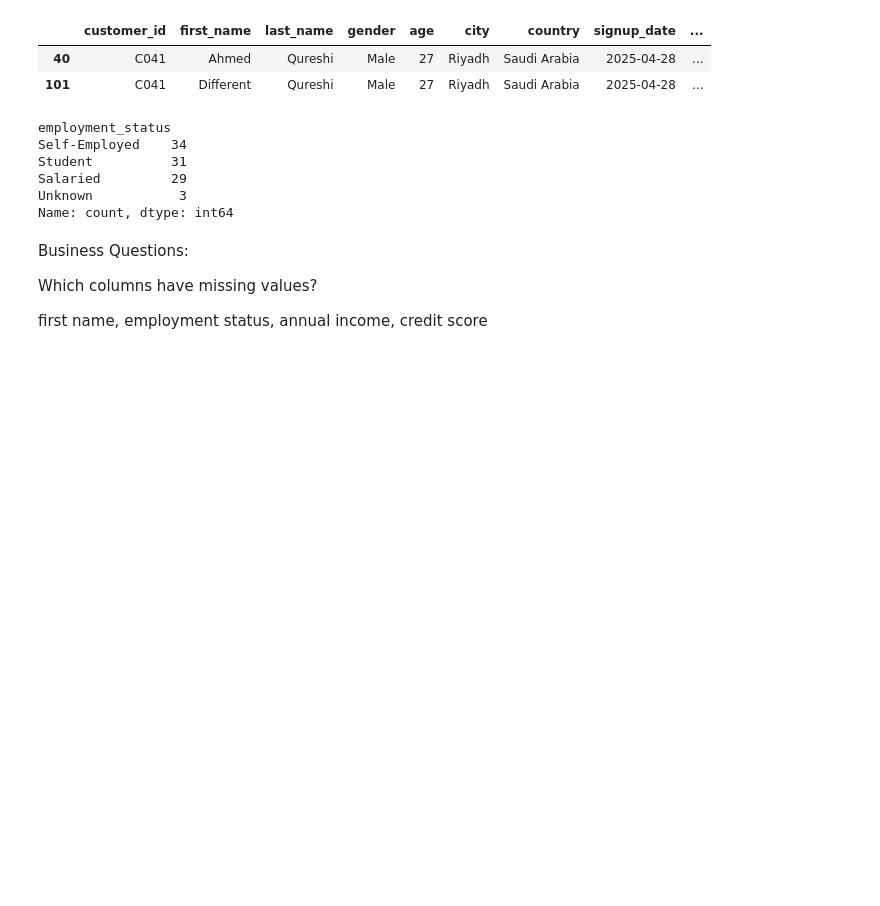
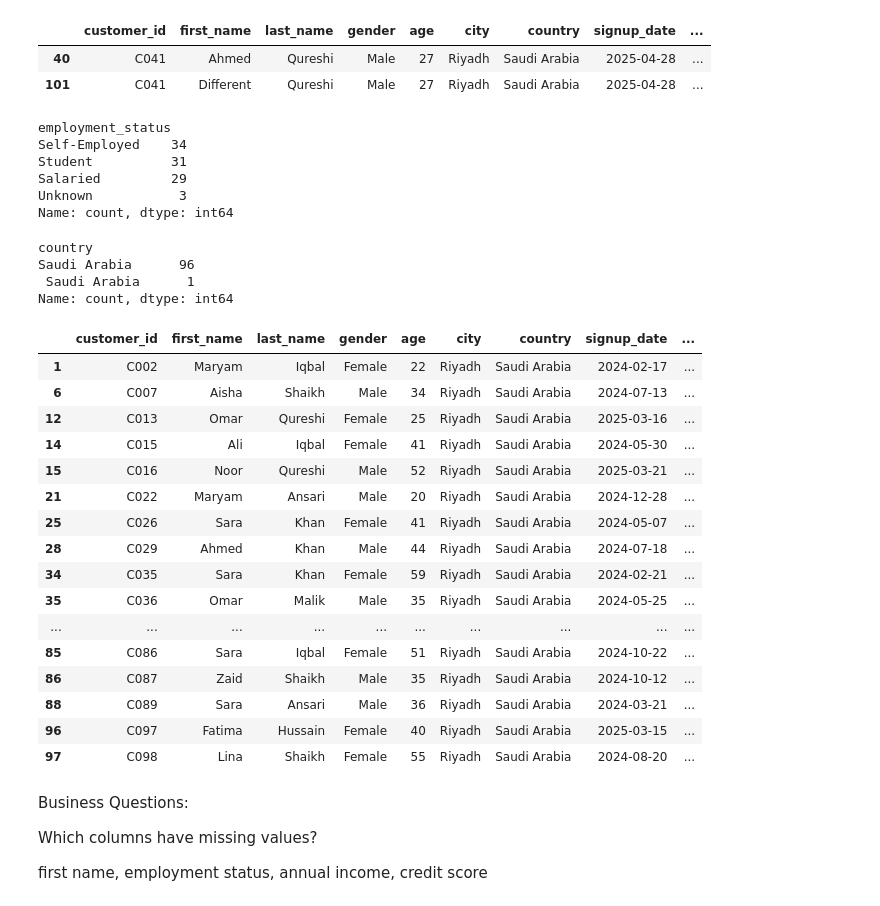
Before and after one commit to Maryamfaisalz/finpay-data-analytics-roadmap, a Jupyter notebook: pandas/day02_data_cleaning.ipynb, the cells around one changed output. Drawn from its saved outputs; the diff is of its cells as text; code cells hidden in the pictures; blank space fills up the shorter version.

```diff
--- a/pandas/day02_data_cleaning.ipynb
+++ b/pandas/day02_data_cleaning.ipynb
@@ -261,6 +263,36 @@ Student          31
 Salaried         29
 Unknown           3
 Name: count, dtype: int64
+# %%
+df["country"].value_counts()
+# %% [output]
+country
+Saudi Arabia      96
+ Saudi Arabia      1
+Name: count, dtype: int64
+# %%
+df["country"] = df["country"].str.strip()
+# %%
+#f
+df[df["city"].str.contains("Riy",case=False,na=False)]
+# %% [output]
+|  | customer_id | first_name | last_name | gender | age | city | country | signup_date | ... |
+| 1 | C002 | Maryam | Iqbal | Female | 22 | Riyadh | Saudi Arabia | 2024-02-17 | ... |
+| 6 | C007 | Aisha | Shaikh | Male | 34 | Riyadh | Saudi Arabia | 2024-07-13 | ... |
+| 12 | C013 | Omar | Qureshi | Female | 25 | Riyadh | Saudi Arabia | 2025-03-16 | ... |
+| 14 | C015 | Ali | Iqbal | Female | 41 | Riyadh | Saudi Arabia | 2024-05-30 | ... |
+| 15 | C016 | Noor | Qureshi | Male | 52 | Riyadh | Saudi Arabia | 2025-03-21 | ... |
+| 21 | C022 | Maryam | Ansari | Male | 20 | Riyadh | Saudi Arabia | 2024-12-28 | ... |
+| 25 | C026 | Sara | Khan | Female | 41 | Riyadh | Saudi Arabia | 2024-05-07 | ... |
+| 28 | C029 | Ahmed | Khan | Male | 44 | Riyadh | Saudi Arabia | 2024-07-18 | ... |
+| 34 | C035 | Sara | Khan | Female | 59 | Riyadh | Saudi Arabia | 2024-02-21 | ... |
+| 35 | C036 | Omar | Malik | Male | 35 | Riyadh | Saudi Arabia | 2024-05-25 | ... |
+| ... | ... | ... | ... | ... | ... | ... | ... | ... | ... |
+| 85 | C086 | Sara | Iqbal | Female | 51 | Riyadh | Saudi Arabia | 2024-10-22 | ... |
+| 86 | C087 | Zaid | Shaikh | Male | 35 | Riyadh | Saudi Arabia | 2024-10-12 | ... |
+| 88 | C089 | Sara | Ansari | Male | 36 | Riyadh | Saudi Arabia | 2024-03-21 | ... |
+| 96 | C097 | Fatima | Hussain | Female | 40 | Riyadh | Saudi Arabia | 2025-03-15 | ... |
+| 97 | C098 | Lina | Shaikh | Female | 55 | Riyadh | Saudi Arabia | 2024-08-20 | ... |
 # %%
 #Export the cleaned dataset to an excel file
 df.to_excel("customers_clean.xlsx",index=False)
```
Also changed, not shown: parts of 2 cells of this notebook.
